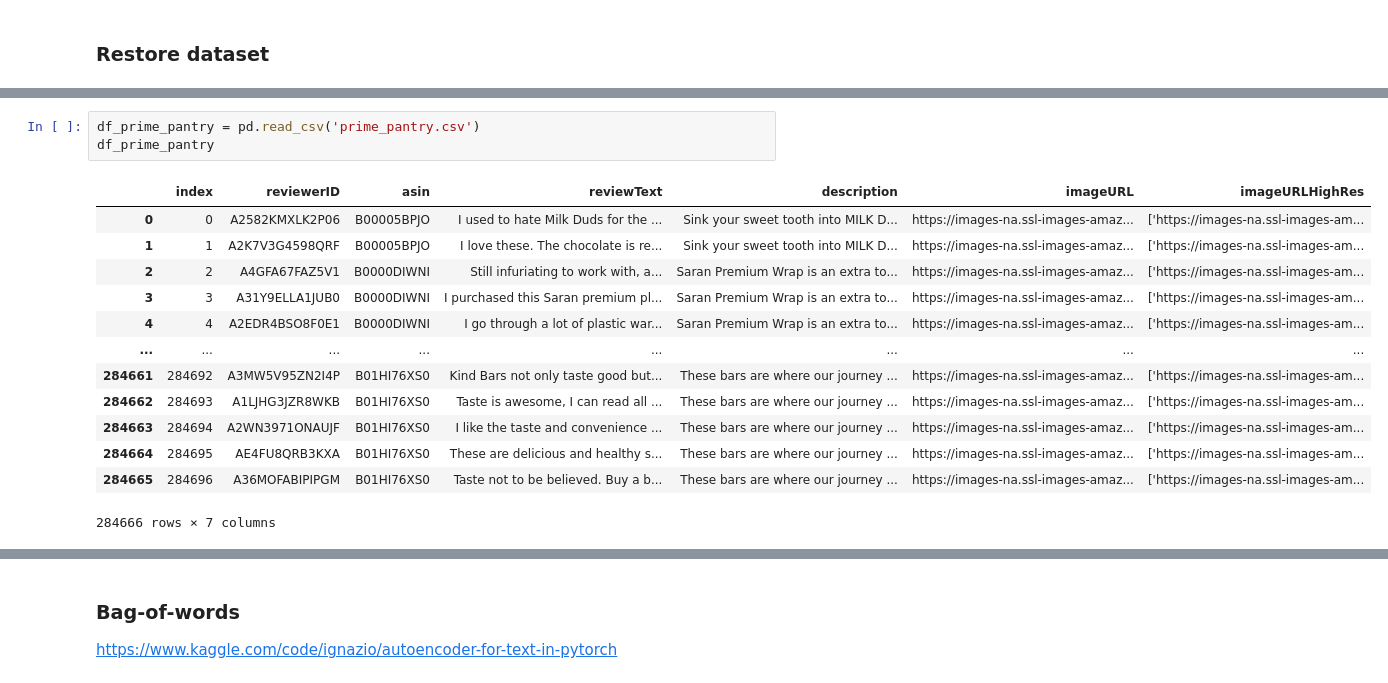
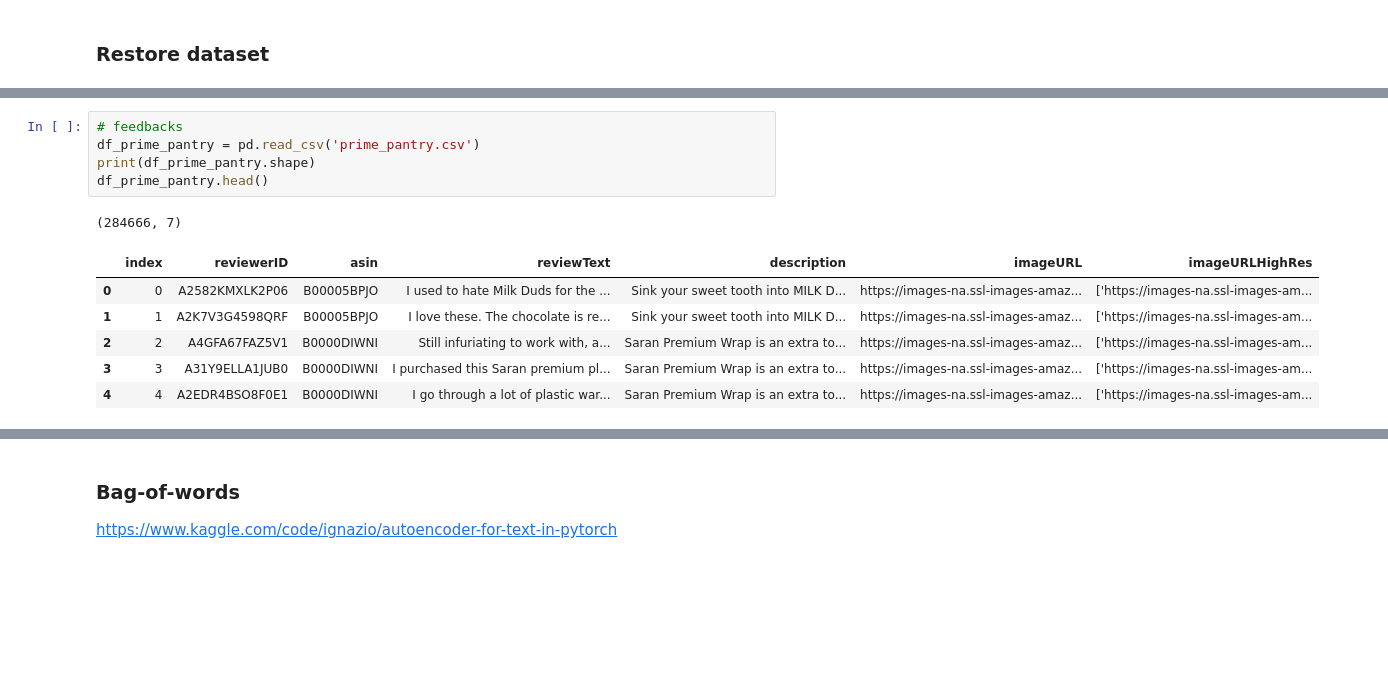
Before and after one commit to vichShir/deep-mine, a Jupyter notebook: Deep_MINE.ipynb, the cells around one changed output, grey strips where cells are left out. Cells and saved outputs as stored; diff of their text form; blank space fills up the shorter version.

```diff
--- a/Deep_MINE.ipynb
+++ b/Deep_MINE.ipynb
@@ -463,17 +505,13 @@ To: /content/images.zip
 # %%
+# feedbacks
 df_prime_pantry = pd.read_csv('prime_pantry.csv')
-df_prime_pantry
+print(df_prime_pantry.shape)
+df_prime_pantry.head()
 # %% [output]
+(284666, 7)
 |  | index | reviewerID | asin | reviewText | description | imageURL | imageURLHighRes |
 | 0 | 0 | A2582KMXLK2P06 | B00005BPJO | I used to hate Milk Duds for the ... | Sink your sweet tooth into MILK D... | https://images-na.ssl-images-amaz... | ['https://images-na.ssl-images-am... |
 | 1 | 1 | A2K7V3G4598QRF | B00005BPJO | I love these. The chocolate is re... | Sink your sweet tooth into MILK D... | https://images-na.ssl-images-amaz... | ['https://images-na.ssl-images-am... |
 | 2 | 2 | A4GFA67FAZ5V1 | B0000DIWNI | Still infuriating to work with, a... | Saran Premium Wrap is an extra to... | https://images-na.ssl-images-amaz... | ['https://images-na.ssl-images-am... |
 | 3 | 3 | A31Y9ELLA1JUB0 | B0000DIWNI | I purchased this Saran premium pl... | Saran Premium Wrap is an extra to... | https://images-na.ssl-images-amaz... | ['https://images-na.ssl-images-am... |
 | 4 | 4 | A2EDR4BSO8F0E1 | B0000DIWNI | I go through a lot of plastic war... | Saran Premium Wrap is an extra to... | https://images-na.ssl-images-amaz... | ['https://images-na.ssl-images-am... |
-| ... | ... | ... | ... | ... | ... | ... | ... |
-| 284661 | 284692 | A3MW5V95ZN2I4P | B01HI76XS0 | Kind Bars not only taste good but... | These bars are where our journey ... | https://images-na.ssl-images-amaz... | ['https://images-na.ssl-images-am... |
-| 284662 | 284693 | A1LJHG3JZR8WKB | B01HI76XS0 | Taste is awesome, I can read all ... | These bars are where our journey ... | https://images-na.ssl-images-amaz... | ['https://images-na.ssl-images-am... |
-| 284663 | 284694 | A2WN3971ONAUJF | B01HI76XS0 | I like the taste and convenience ... | These bars are where our journey ... | https://images-na.ssl-images-amaz... | ['https://images-na.ssl-images-am... |
-| 284664 | 284695 | AE4FU8QRB3KXA | B01HI76XS0 | These are delicious and healthy s... | These bars are where our journey ... | https://images-na.ssl-images-amaz... | ['https://images-na.ssl-images-am... |
-| 284665 | 284696 | A36MOFABIPIPGM | B01HI76XS0 | Taste not to be believed. Buy a b... | These bars are where our journey ... | https://images-na.ssl-images-amaz... | ['https://images-na.ssl-images-am... |
-284666 rows × 7 columns
```
Also changed, not shown: parts of 80 cells of this notebook.
